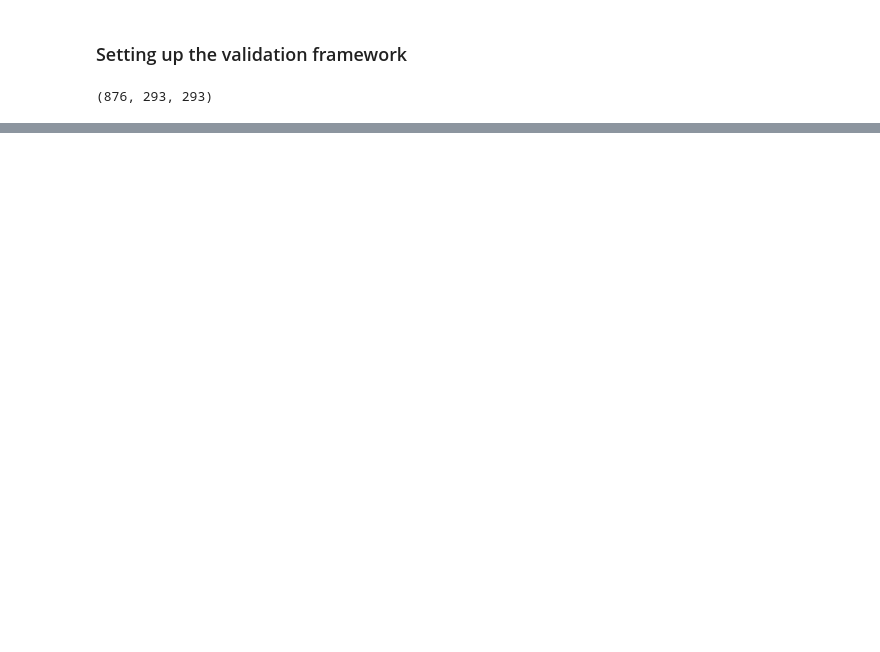
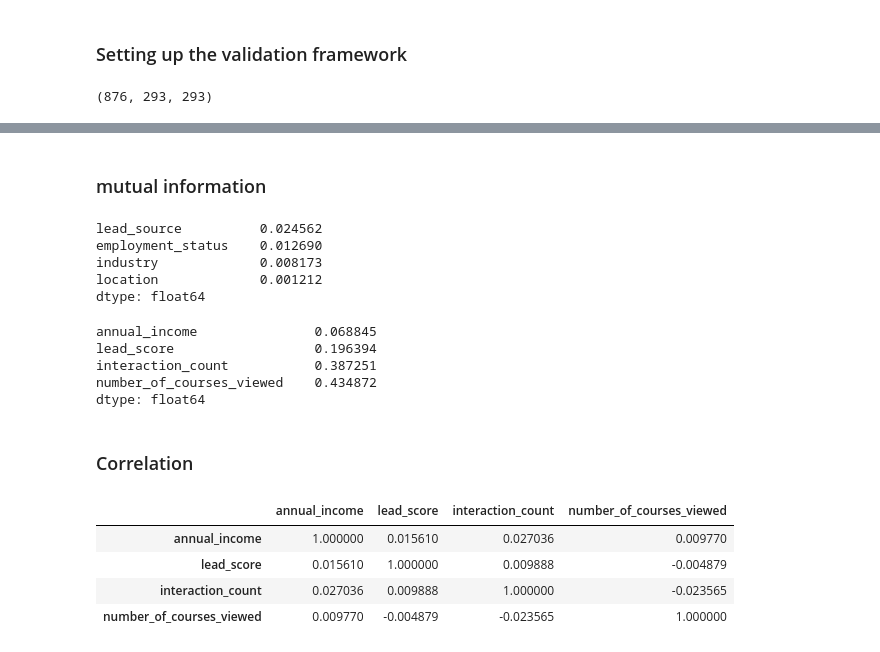
Before and after one commit to TRANDY-116/machine-learning-zoomcamp, a Jupyter notebook: week-03/Homework 3.ipynb, the cells around one changed output, grey strips where cells are left out. Saved outputs shown, nothing was run; the diff lists cells and outputs as text; code cells hidden in the pictures; blank space fills up the shorter version.

```diff
--- a/week-03/Homework 3.ipynb
+++ b/week-03/Homework 3.ipynb
@@ -111,0 +196,2 @@ len(df_train), len(df_val), len(df_test)
+# %% [markdown]
+### mutual information
@@ -111,0 +203,28 @@ len(df_train), len(df_val), len(df_test)
+# %%
+mi = df_full_train[categorical_columns].apply(mutual_info_converted_score)
+mi.sort_values(ascending=False)
+# %% [output]
+lead_source          0.024562
+employment_status    0.012690
+industry             0.008173
+location             0.001212
+dtype: float64
+# %%
+df_full_train[numerical].corrwith(df_full_train.converted).abs()
+# %% [output]
+annual_income               0.068845
+lead_score                  0.196394
+interaction_count           0.387251
+number_of_courses_viewed    0.434872
+dtype: float64
+# %% [markdown]
+### Correlation
+# %%
+corr_matrix = df[numerical].corr()
+corr_matrix
+# %% [output]
+|  | annual_income | lead_score | interaction_count | number_of_courses_viewed |
+| annual_income | 1.000000 | 0.015610 | 0.027036 | 0.009770 |
+| lead_score | 0.015610 | 1.000000 | 0.009888 | -0.004879 |
+| interaction_count | 0.027036 | 0.009888 | 1.000000 | -0.023565 |
+| number_of_courses_viewed | 0.009770 | -0.004879 | -0.023565 | 1.000000 |
```
Also changed, not shown: parts of 22 cells of this notebook.
